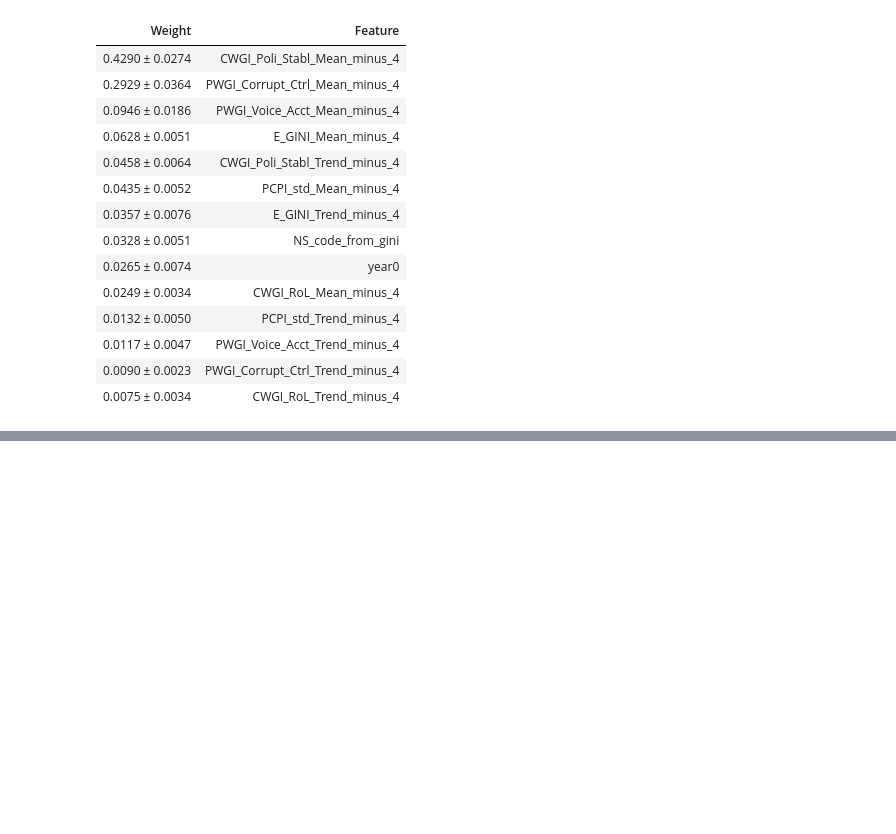
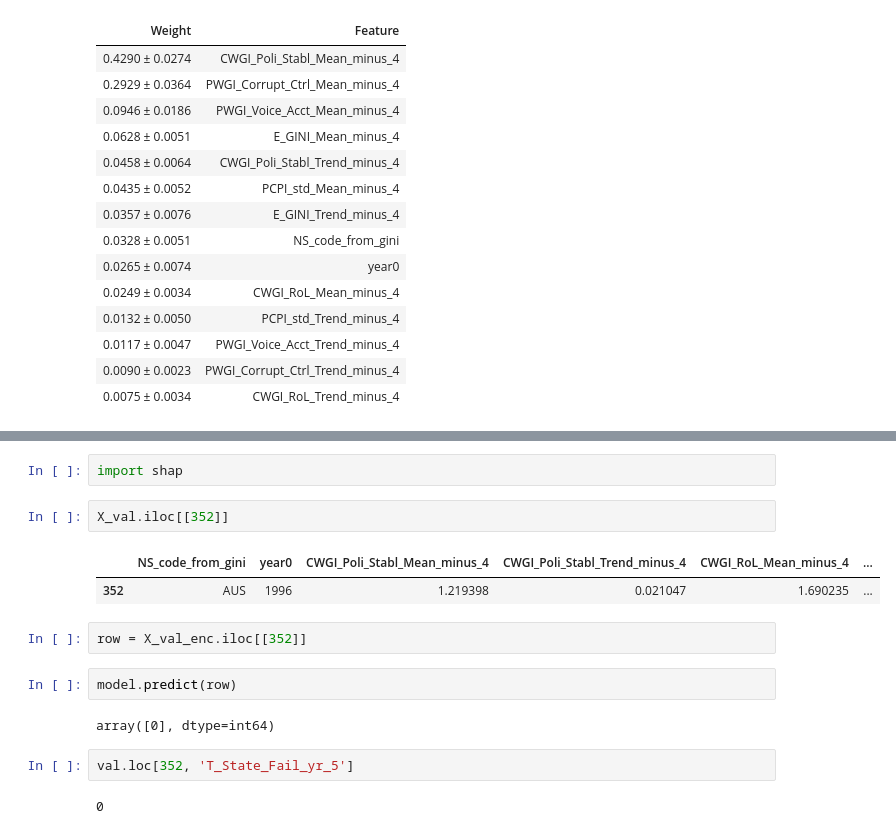
Before and after one commit to ddodds42/DS-Unit-2-Applied-Modeling, a Jupyter notebook: module3-permutation-boosting/DAVID_DODDS_LS_DS_233_assignment.ipynb, the cells around one changed output, grey strips where cells are left out. Drawn from its saved outputs; the diff is of its cells as text; blank space fills up the shorter version.

```diff
--- a/module3-permutation-boosting/DAVID_DODDS_LS_DS_233_assignment.ipynb
+++ b/module3-permutation-boosting/DAVID_DODDS_LS_DS_233_assignment.ipynb
@@ -249,0 +288,17 @@ eli5.show_weights(
+# %%
+import shap
+# %%
+X_val.iloc[[352]]
+# %% [output]
+|  | NS_code_from_gini | year0 | CWGI_Poli_Stabl_Mean_minus_4 | CWGI_Poli_Stabl_Trend_minus_4 | CWGI_RoL_Mean_minus_4 | ... |
+| 352 | AUS | 1996 | 1.219398 | 0.021047 | 1.690235 | ... |
+# %%
+row = X_val_enc.iloc[[352]]
+# %%
+model.predict(row)
+# %% [output]
+array([0], dtype=int64)
+# %%
+val.loc[352, 'T_State_Fail_yr_5']
+# %% [output]
+0
```
Also changed, not shown: parts of 22 cells of this notebook, 1 other file.
